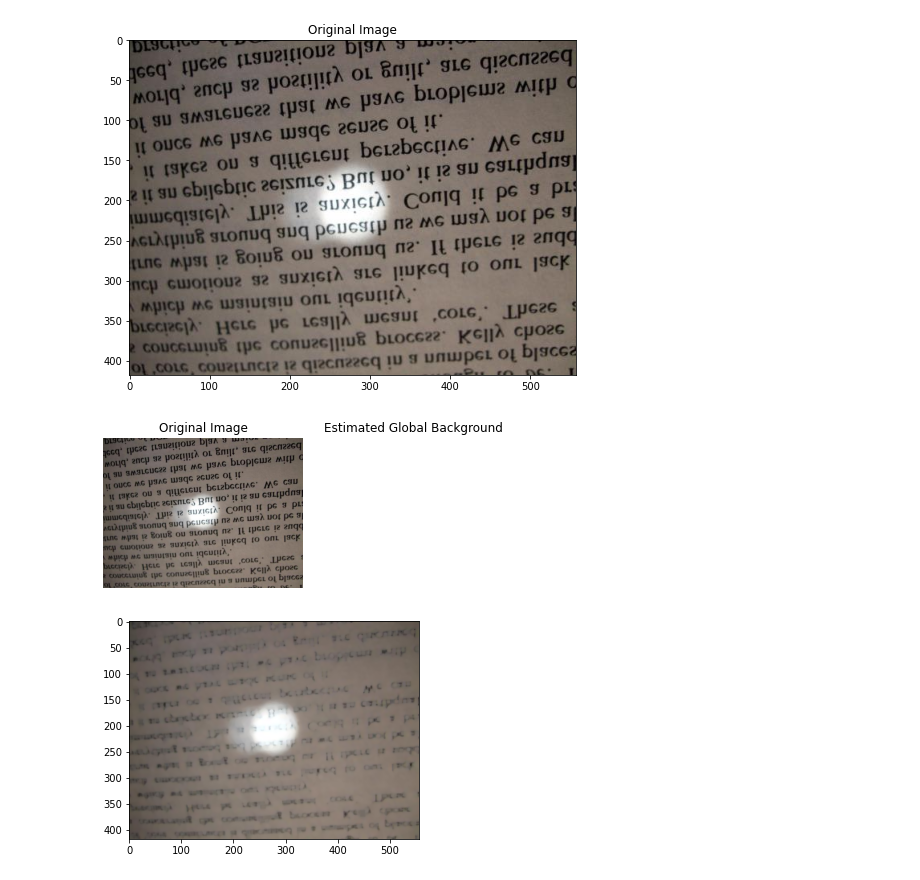
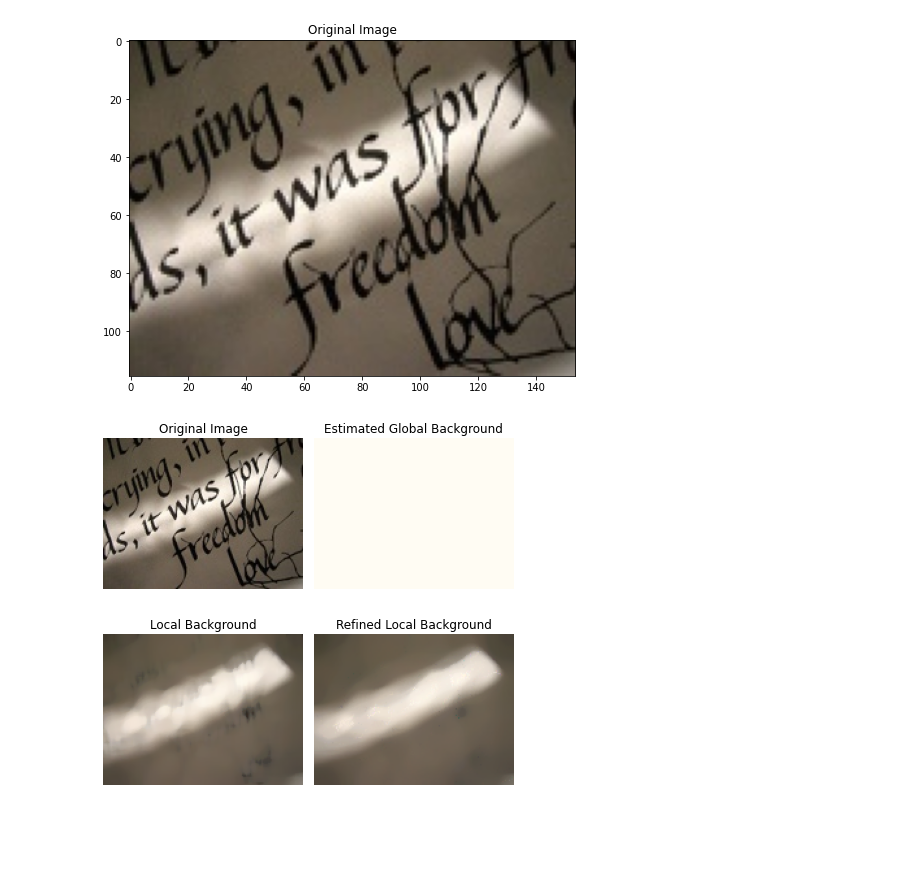
Before and after one commit to monsij/Shadow-Removal, a Jupyter notebook: document_shadow_removal/RunMe.ipynb, the cells around one changed output. Cells and saved outputs as stored; diff of their text form; code cells hidden in the pictures; blank space fills up the shorter version.

Commit message:
Add refined local bg color

```diff
--- a/document_shadow_removal/RunMe.ipynb
+++ b/document_shadow_removal/RunMe.ipynb
@@ -13,7 +13,7 @@ base_img_rpath = '../dataset/document/'
 base_img_wpath = '../output/document/'
 
 #choices = 'color_mosaic.jpg', 'textbook.jpg', 'manuscript.jpg'
-filename = 'textbook.jpg'
+filename = 'calligraphic.jpg'
 doc = Image.open(base_img_rpath + filename)
 
 
@@ -24,7 +24,7 @@ plt.imshow(doc)
 plt.title('Original Image')
 plt.show()
 # %% [output]
-[figure, old version]
+[figure, new version]
 # %%
 choice = 3
 title1 = 'Original Image'
@@ -35,7 +35,7 @@ if choice==1:
   # Global average over each channel  (Approach #1)
   global_col = doc_orig.copy()
   global_col[:,:,0], global_col[:,:,1], global_col[:,:,2] = np.average(doc_orig, axis=(0,1))
-  show_img_compar(doc_orig, global_col, title1, title2)
+  show_img_compare(doc_orig, global_col, title1, title2)
 elif choice==2:
 
   # Max pixel value for each channel   (Approach #2)
@@ -46,7 +46,7 @@ elif choice==2:
   img_temp[:,:,0] = np.ones((doc_orig.shape[0],doc_orig.shape[1])) * np.max(doc_orig[:,:,0])
   img_temp[:,:,1] = np.ones((doc_orig.shape[0],doc_orig.shape[1])) * np.max(doc_orig[:,:,1])
   img_temp[:,:,2] = np.ones((doc_orig.shape[0],doc_orig.shape[1])) * np.max(doc_orig[:,:,2])
-  show_img_compar(doc_orig, img_temp, title1, title2)
+  show_img_compare(doc_orig, img_temp, title1, title2)
 elif choice==3:
 
   # Average of top 50 pixels   (Approach #3)
@@ -64,15 +64,15 @@ elif choice==3:
   I_global[:,:,0] = np.ones((doc_orig.shape[0],doc_orig.shape[1])) * mean_val_r
   I_global[:,:,1] = np.ones((doc_orig.shape[0],doc_orig.shape[1])) * mean_val_g
   I_global[:,:,2] = np.ones((doc_orig.shape[0],doc_orig.shape[1])) * mean_val_b
-  show_img_compar(doc_orig[:,:,:], I_global, title1, title2)
+  show_img_compare(doc_orig[:,:,:], I_global, title1, title2)
 # %% [output]
-[figure, old version]
+[figure, new version]
 # %%
 # Preliminary Estimation of Local Background
 
 from skimage.filters.edges import convolve
 p = 0.7  #p-percentile
-block_size = 7  #block size (only odd) <-- parameter to be tuned
+block_size = 9  #block size (only odd) <-- parameter to be tuned
 d = block_size//2
 
 m = doc_orig.shape[0]
@@ -84,16 +84,37 @@ I_local = np.zeros((m,n,3))
 for c_ch in range(3):  #loop for each color channel
     for row in range(m):
         for col in range(n):
-            kernel = np.ones((block_size,block_size)) #not ignoring weight of current pixel
+            #kernel = np.ones((block_size,block_size)) #not ignoring weight of current pixel
 
             block_intensities = doc_orig[max(row-d,0):min(row+d+1,m-1),max(col-d,0):min(col+d+1,n-1),c_ch].flatten()
             I_local[row][col][c_ch] = np.percentile(block_intensities,100*p)
+
+I_local = I_local.astype(int)
+# %%
+# Refined Estimation of Local Background
+
+t = 0.01 #threshold
+
+median_block_size = 13 #odd only
+median_d = median_block_size//2
+
+I_local_refined = np.zeros((m,n,3))
+
+for c_ch in range(3):  #loop for each color channel
+    for row in range(m):
+        for col in range(n):
+            if I_local[row][col][c_ch] <= (1+t)*doc_orig[row][col][c_ch] and (1-t)*doc_orig[row][col][c_ch] <= I_local[row][col][c_ch]:
+                I_local_refined[row][col][c_ch] = doc_orig[row][col][c_ch]
+            else:
+                I_local_refined[row][col][c_ch] = np.median(I_local[max(row-median_d,0):min(row+median_d+1,m-1),max(col-median_d,0):min(col+median_d+1,n-1),c_ch].flatten())
+
+I_local_refined = I_local_refined.astype(int)
 # %%
-I_local = I_local.astype(int)
+# Plotting local background estimation
 
-#I_local = np.copy(doc_orig)
-plt.imshow(I_local)
-plt.show()
+title1 = 'Local Background'
+title2 = 'Refined Local Background'
+f, ax = show_img_compare(I_local, I_local_refined, title1, title2)
 # %% [output]
-[figure, old version]
+[figure, new version]
 # %%
```
Also changed, not shown: parts of 1 cell of this notebook, 8 other files.
